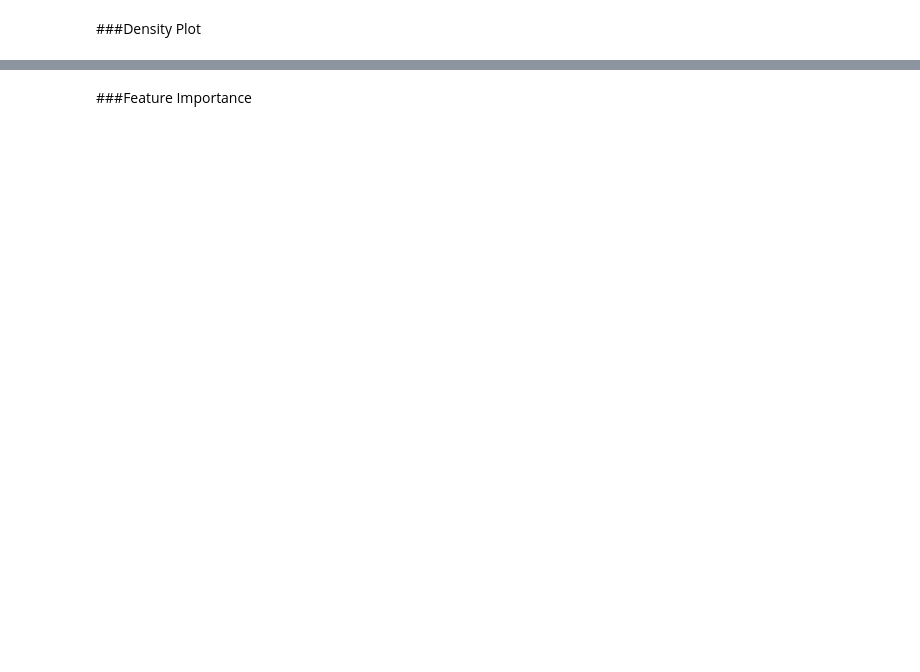
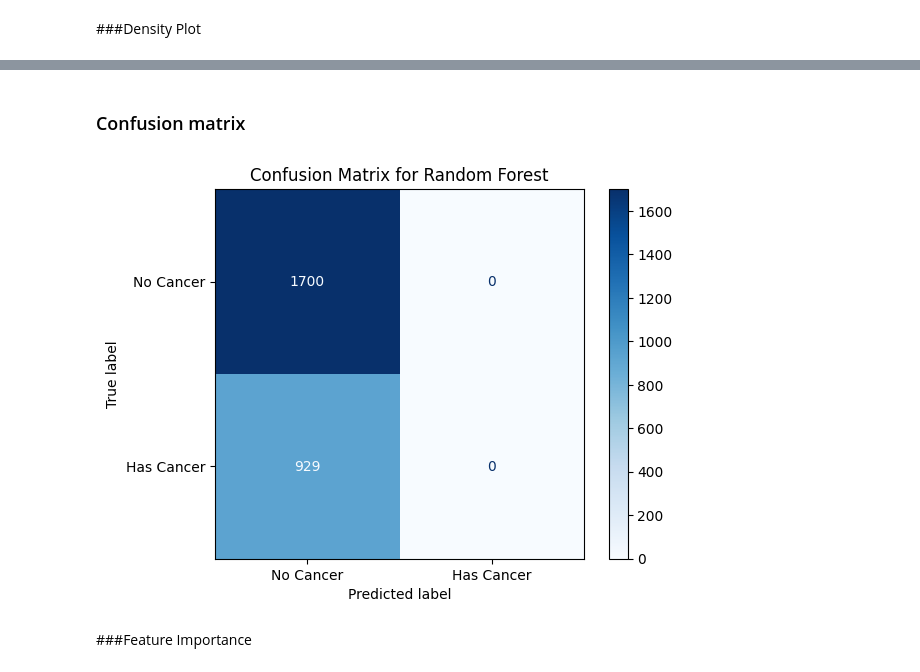
Before and after one commit to uginm102/MCSC-MUK, a Jupyter notebook: MCS7227 Data Analytics and Visualization/MCS_7227_Data_Analytics_and_Visualization.ipynb, the cells around one changed output, grey strips where cells are left out. Drawn from its saved outputs; the diff is of its cells as text; code cells hidden in the pictures; blank space fills up the shorter version.

```diff
--- a/MCS7227 Data Analytics and Visualization/MCS_7227_Data_Analytics_and_Visualization.ipynb
+++ b/MCS7227 Data Analytics and Visualization/MCS_7227_Data_Analytics_and_Visualization.ipynb
@@ -590,0 +624,28 @@ print(X_train.shape, X_test.shape, y_train.shape, y_test.shape)
+# %%
+# Create a Random Forest Classifier
+rf_classifier = RandomForestClassifier(n_estimators=284, random_state=42, max_depth=1, criterion='gini')
+
+# Train the classifier
+rf_classifier.fit(X_train.values, y_train.values)
+
+# Make predictions on the test set
+y_pred = rf_classifier.predict(X_test.values)
+
+
+# print the accuracy
+print("Accuracy of Random Forest: ",
+      accuracy_score(y_test, y_pred))
+# print other performance metrics
+print("Precision of Random Forest: ",
+      precision_score(y_test, y_pred, average='weighted'))
+print("Recall of Random Forest: ",
+      recall_score(y_test, y_pred, average='weighted'))
+print("F1-Score of Random Forest: ",
+      f1_score(y_test, y_pred, average='weighted'))
+
+
+# Evaluate the model
+classification_rep = classification_report(y_test, y_pred)
+
+# Print the results
+print("\nClassification Report:\n", classification_rep)
@@ -591,3 +707,15 @@ print(X_train.shape, X_test.shape, y_train.shape, y_test.shape)
+# %% [markdown]
+### Confusion matrix
+# %%
+# Create the confusion matrix
+cm = confusion_matrix(y_test, y_pred)
+
+disp = ConfusionMatrixDisplay(confusion_matrix=cm, display_labels=['No Cancer','Has Cancer']);
+disp.plot(cmap=plt.cm.Blues)
+plt.title('Confusion Matrix for Random Forest')
+plt.show()
+# %% [output]
+[figure, added]
 # %% [markdown]
 ###Feature Importance
 # %%
```
Also changed, not shown: parts of 16 cells of this notebook.
